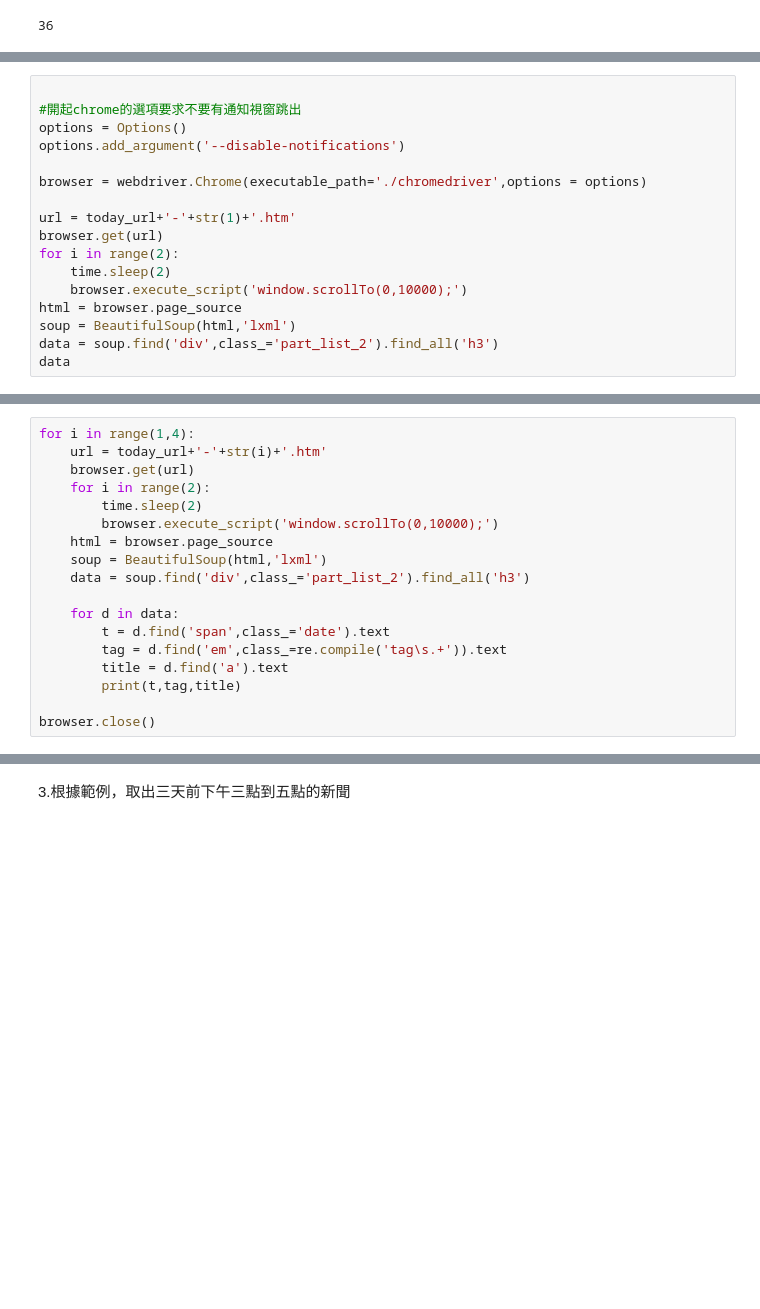
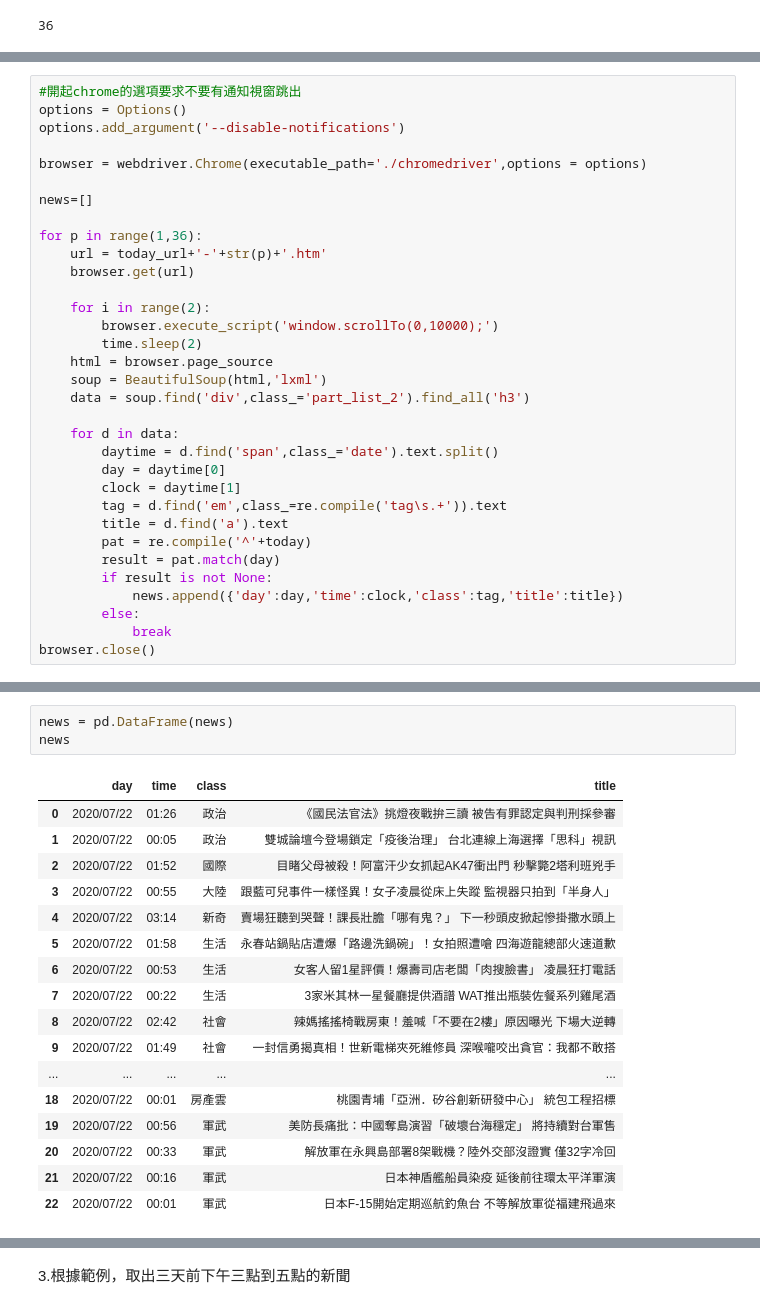
Before and after one commit to skuld1020/PyCrawlerMarathon, a Jupyter notebook: homework/Day021_HW.ipynb, the cells around one changed output, grey strips where cells are left out. Drawn from its saved outputs; the diff is of its cells as text; blank space fills up the shorter version.

```diff
--- a/homework/Day021_HW.ipynb
+++ b/homework/Day021_HW.ipynb
@@ -112,17 +112,33 @@ today_url = 'https://www.ettoday.net/news/news-list-'+y+'-'+m+'-'+d
 # %%
-
 #開起chrome的選項要求不要有通知視窗跳出
 options = Options()
 options.add_argument('--disable-notifications')
 
 browser = webdriver.Chrome(executable_path='./chromedriver',options = options)
 
-url = today_url+'-'+str(1)+'.htm'
-browser.get(url)
-for i in range(2):
-    time.sleep(2)
-    browser.execute_script('window.scrollTo(0,10000);')
-html = browser.page_source
-soup = BeautifulSoup(html,'lxml')
-data = soup.find('div',class_='part_list_2').find_all('h3')
-data
+news=[]
+
+for p in range(1,36):
+    url = today_url+'-'+str(p)+'.htm'
+    browser.get(url)
+
+    for i in range(2):
+        browser.execute_script('window.scrollTo(0,10000);')
+        time.sleep(2)
+    html = browser.page_source
+    soup = BeautifulSoup(html,'lxml')
+    data = soup.find('div',class_='part_list_2').find_all('h3')
+
+    for d in data:
+        daytime = d.find('span',class_='date').text.split()
+        day = daytime[0]
+        clock = daytime[1]
+        tag = d.find('em',class_=re.compile('tag\s.+')).text
+        title = d.find('a').text
+        pat = re.compile('^'+today)
+        result = pat.match(day)
+        if result is not None:
+            news.append({'day':day,'time':clock,'class':tag,'title':title})
+        else:
+            break
+browser.close()
@@ -153,19 +145,22 @@ for i in data:
-# %%
-for i in range(1,4):
-    url = today_url+'-'+str(i)+'.htm'
-    browser.get(url)
-    for i in range(2):
-        time.sleep(2)
-        browser.execute_script('window.scrollTo(0,10000);')
-    html = browser.page_source
-    soup = BeautifulSoup(html,'lxml')
-    data = soup.find('div',class_='part_list_2').find_all('h3')
-
-    for d in data:
-        t = d.find('span',class_='date').text
-        tag = d.find('em',class_=re.compile('tag\s.+')).text
-        title = d.find('a').text
-        print(t,tag,title)
-
-browser.close()
+# %%
+news = pd.DataFrame(news)
+news
+# %% [output]
+|  | day | time | class | title |
+| 0 | 2020/07/22 | 01:26 | 政治 | 《國民法官法》挑燈夜戰拚三讀 被告有罪認定與判刑採參審 |
+| 1 | 2020/07/22 | 00:05 | 政治 | 雙城論壇今登場鎖定「疫後治理」 台北連線上海選擇「思科」視訊 |
+| 2 | 2020/07/22 | 01:52 | 國際 | 目睹父母被殺！阿富汗少女抓起AK47衝出門 秒擊斃2塔利班兇手 |
+| 3 | 2020/07/22 | 00:55 | 大陸 | 跟藍可兒事件一樣怪異！女子凌晨從床上失蹤 監視器只拍到「半身人」 |
+| 4 | 2020/07/22 | 03:14 | 新奇 | 賣場狂聽到哭聲！課長壯膽「哪有鬼？」 下一秒頭皮掀起慘掛撒水頭上 |
+| 5 | 2020/07/22 | 01:58 | 生活 | 永春站鍋貼店遭爆「路邊洗鍋碗」！女拍照遭嗆 四海遊龍總部火速道歉 |
+| 6 | 2020/07/22 | 00:53 | 生活 | 女客人留1星評價！爆壽司店老闆「肉搜臉書」 凌晨狂打電話 |
+| 7 | 2020/07/22 | 00:22 | 生活 | 3家米其林一星餐廳提供酒譜 WAT推出瓶裝佐餐系列雞尾酒 |
+| 8 | 2020/07/22 | 02:42 | 社會 | 辣媽搖搖椅戰房東！羞喊「不要在2樓」原因曝光 下場大逆轉 |
+| 9 | 2020/07/22 | 01:49 | 社會 | 一封信勇揭真相！世新電梯夾死維修員 深喉嚨咬出貪官：我都不敢搭 |
+| ... | ... | ... | ... | ... |
+| 18 | 2020/07/22 | 00:01 | 房產雲 | 桃園青埔「亞洲．矽谷創新研發中心」 統包工程招標 |
+| 19 | 2020/07/22 | 00:56 | 軍武 | 美防長痛批：中國奪島演習「破壞台海穩定」 將持續對台軍售 |
+| 20 | 2020/07/22 | 00:33 | 軍武 | 解放軍在永興島部署8架戰機？陸外交部沒證實 僅32字冷回 |
+| 21 | 2020/07/22 | 00:16 | 軍武 | 日本神盾艦船員染疫 延後前往環太平洋軍演 |
+| 22 | 2020/07/22 | 00:01 | 軍武 | 日本F-15開始定期巡航釣魚台 不等解放軍從福建飛過來 |
 # %% [markdown]
```
Also changed, not shown: parts of 17 cells of this notebook.
